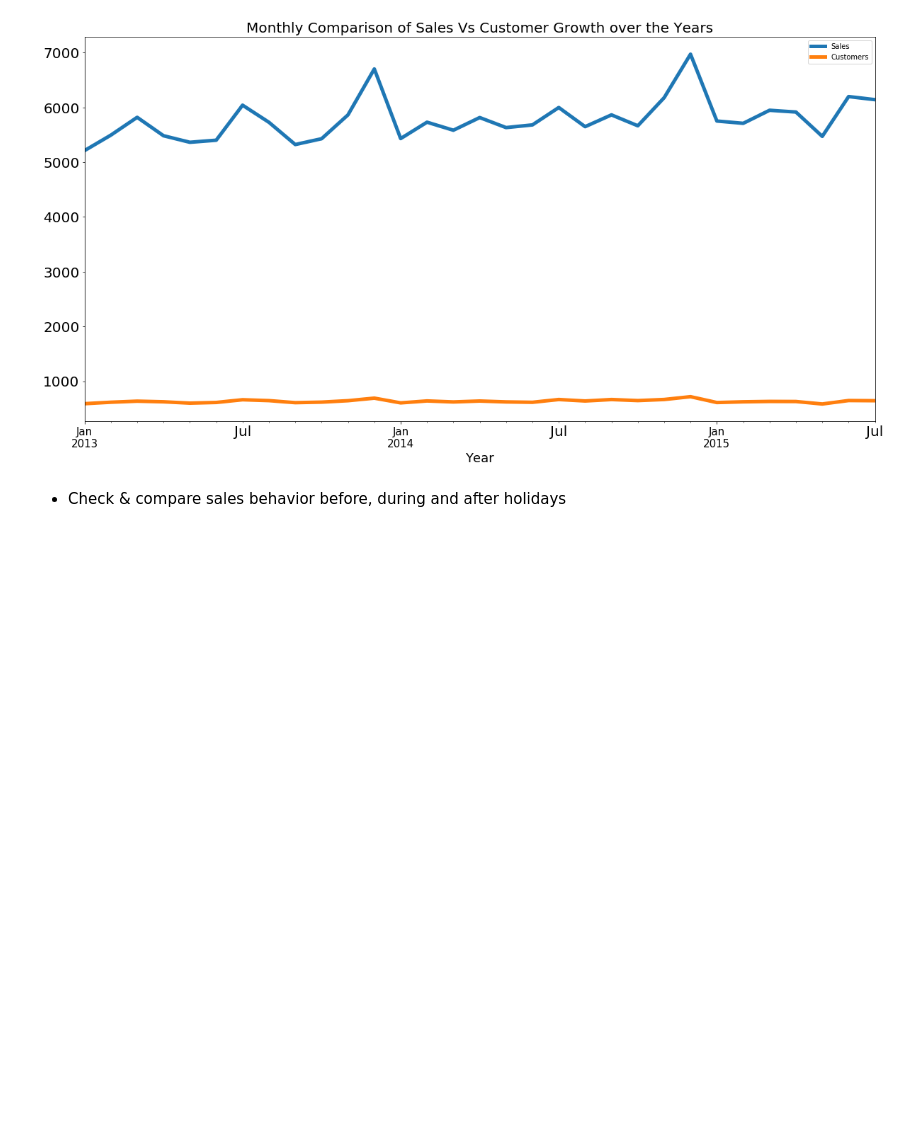
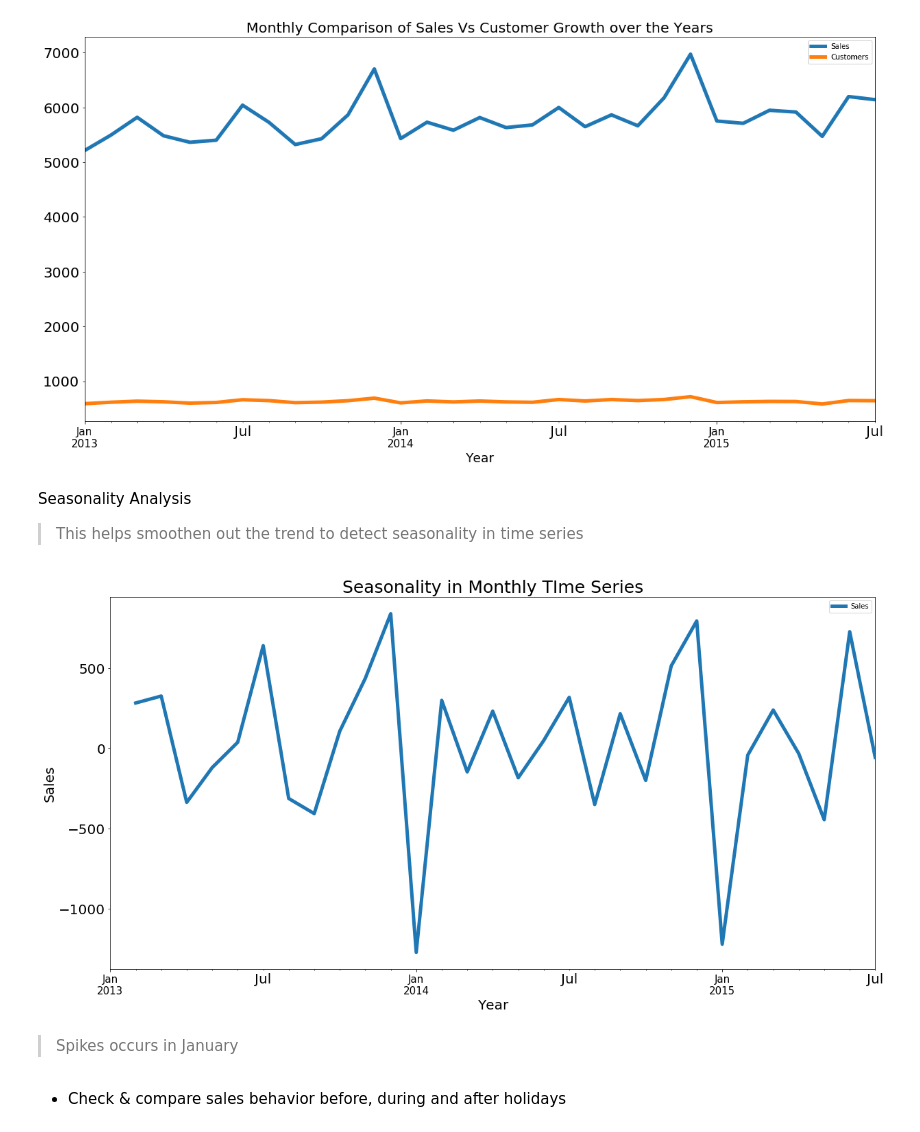
Before and after one commit to Patrick5455/Pharma-ML, a Jupyter notebook: analysis/interactive/Data Exploration.ipynb, the cells around one changed output. Cells and saved outputs as stored; diff of their text form; code cells hidden in the pictures; blank space fills up the shorter version.

Commit message:
Added more Time Series Plot and References

```diff
--- a/analysis/interactive/Data Exploration.ipynb
+++ b/analysis/interactive/Data Exploration.ipynb
@@ -664,6 +664,24 @@ plt.title('Monthly Comparison of Sales Vs Customer Growth over the Years', fonts
 plt.savefig(fname='../../visuals/r1/tms_duo_year.png', format='png')
 # %% [output]
 [figure]
+# %% [markdown]
+Seasonality Analysis
+
+> This helps smoothen out the trend to detect seasonality in time series
+# %%
+time_series.resample('M').mean().diff().plot(figsize=(20,10), linewidth=5, fontsize=20)
+plt.xlabel('Year',fontsize=20)
+plt.ylabel('Sales',fontsize=20)
+plt.xticks(fontsize=15)
+plt.title('Seasonality in Monthly TIme Series', fontsize=25)
+# plt.text(s=f'Spikes occurs in January', x=0, y=10,
+#         #horizontalalignment='center', verticalalignment='center'
+#         )
+plt.savefig(fname='../../visuals/r1/seasonality_sales.png', format='png')
+# %% [output]
+[figure, added]
+# %% [markdown]
+> Spikes occurs in January
 # %% [markdown]
 -    Check & compare sales behavior before, during and after holidays
 # %%
```
Also changed, not shown: parts of 2 cells of this notebook, 1 other file.
